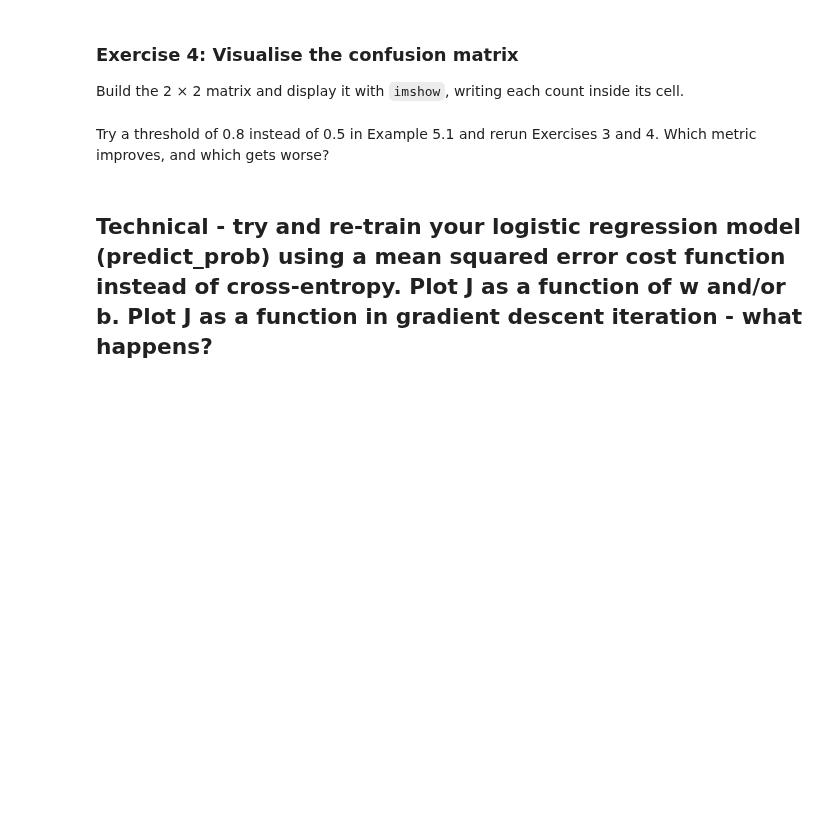
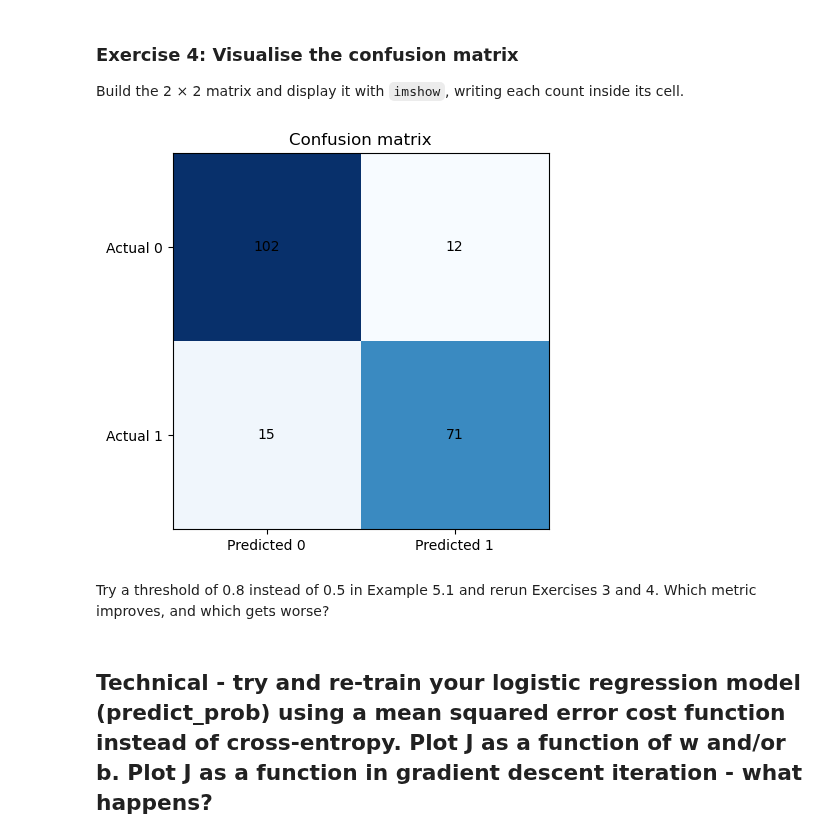
Before and after one commit to izaanabdali/machine_learning_SPC_5003, a Jupyter notebook: Week 3/Tutorial_3_Clean.ipynb, the cells around one changed output. Saved outputs shown, nothing was run; the diff lists cells and outputs as text; code cells hidden in the pictures; blank space fills up the shorter version.

```diff
--- a/Week 3/Tutorial_3_Clean.ipynb
+++ b/Week 3/Tutorial_3_Clean.ipynb
@@ -196,9 +224,9 @@ $$\text{precision} = \frac{TP}{TP + FP} \qquad
 F_1 = \frac{2 \times \text{precision} \times \text{recall}}{\text{precision} + \text{recall}}$$
 # %%
 # TODO: count each of the four outcomes (hint: np.sum((y == 1) & (y_pred == 1)))
-tp =
-tn =
-fp =
-fn =
+tp = np.sum((y == 1) & (y_pred == 1))
+tn = np.sum((y == 0) & (y_pred == 0))
+fp = np.sum((y == 0) & (y_pred == 1))
+fn = np.sum((y == 1) & (y_pred == 0))
 
 print(f"TP = {tp}, TN = {tn}, FP = {fp}, FN = {fn}")
@@ -221,22 +258,39 @@ print(np.isclose(accuracy, np.mean(y_pred == y)) and tp + tn + fp + fn == len(y)
 
 Build the 2 × 2 matrix and display it with `imshow`, writing each count inside its cell.
 # %%
-# TODO: build a 2x2 array with rows = actual (0, 1) and columns = predicted (0, 1)
-cm = np.array([[tn, ...],
-               [..., ...]])
+# Build the 2x2 confusion matrix
+# Rows = actual (0, 1)
+# Columns = predicted (0, 1)
+
+cm = np.array([
+    [tp, fn],
+    [fp, tn]
+])
 
 fig, ax = plt.subplots(figsize=(5, 4.5))
+
+# Display the matrix
 ax.imshow(cm, cmap="Blues")
 
+# Write each count inside its cell
 for i in range(2):
     for j in range(2):
-        # TODO: write the count cm[i, j] at position (j, i) using ax.text
+        ax.text(
+            j, i, cm[i, j],
+            ha="center",
+            va="center"
+        )
 
+# Labels
 ax.set_xticks([0, 1], ["Predicted 0", "Predicted 1"])
 ax.set_yticks([0, 1], ["Actual 0", "Actual 1"])
+
 ax.set_title("Confusion matrix")
+
 plt.tight_layout()
 plt.show()
+# %% [output]
+[figure, added]
 # %% [markdown]
 Try a threshold of 0.8 instead of 0.5 in Example 5.1 and rerun Exercises 3 and 4.
 Which metric improves, and which gets worse?
```
Also changed, not shown: parts of 16 cells of this notebook.
